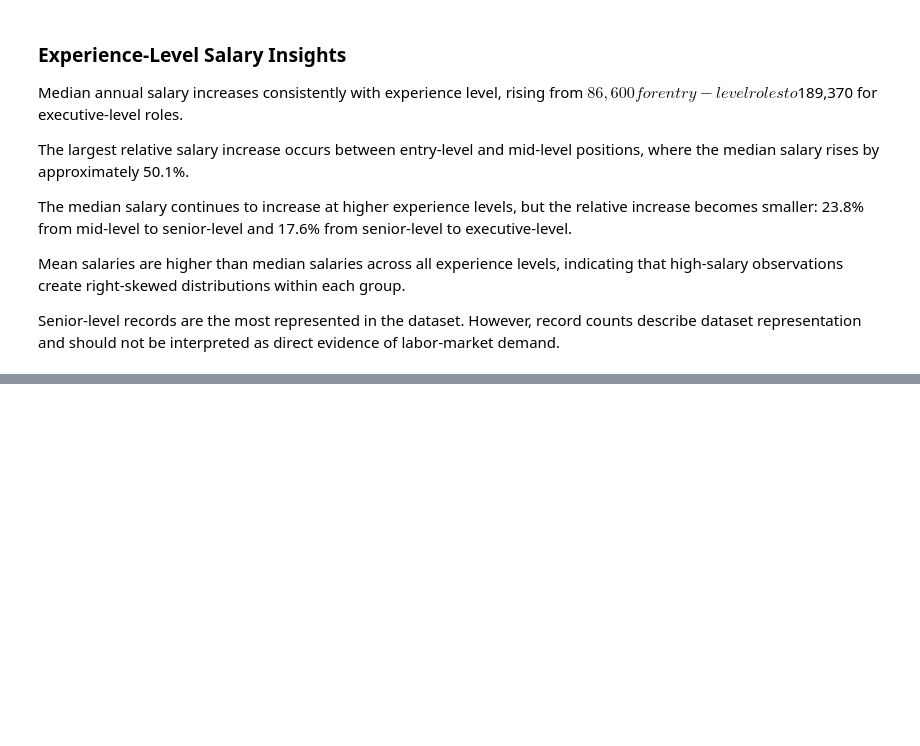
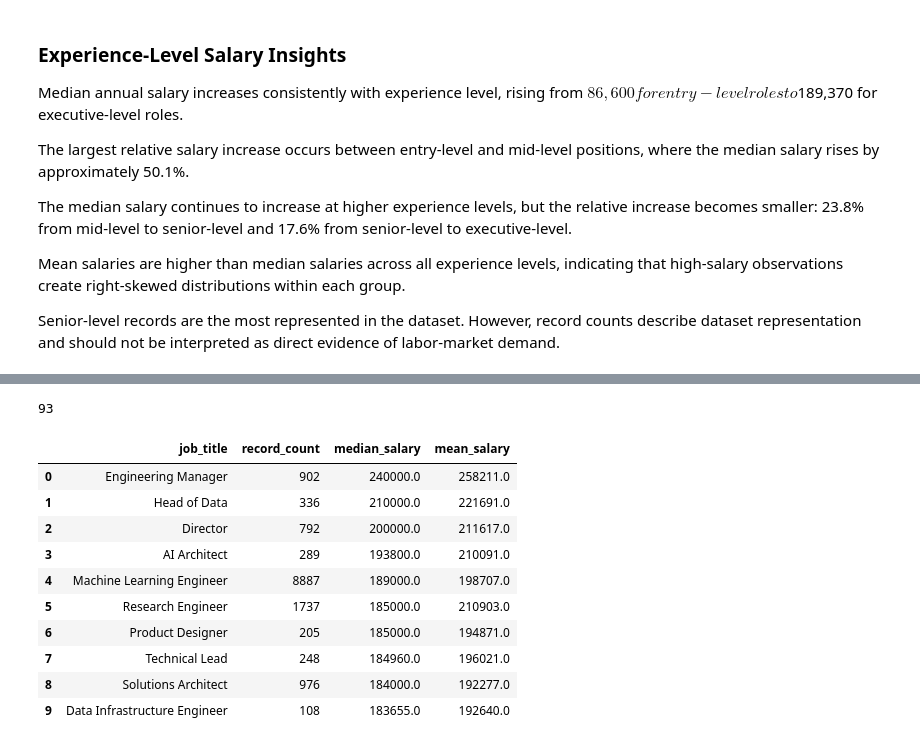
Before and after one commit to nasserAyidh-cs/global-ai-ml-salary-analysis, a Jupyter notebook: notebooks/03_eda_analysis.ipynb, the cells around one changed output, grey strips where cells are left out. Cells and saved outputs as stored; diff of their text form; code cells hidden in the pictures; blank space fills up the shorter version.

```diff
--- a/notebooks/03_eda_analysis.ipynb
+++ b/notebooks/03_eda_analysis.ipynb
@@ -238,0 +417,37 @@ Senior-level records are the most represented in the dataset. However, record co
+# %%
+minimum_records = 100
+
+eligble_mask = (
+    job_title_salary_summary["record_count"] >= minimum_records
+)
+
+eligble_job_titles = (
+    job_title_salary_summary.loc[eligble_mask].copy()
+)
+
+len(eligble_job_titles)
+# %% [output]
+93
+# %%
+top_paying_job_titles = (
+    eligble_job_titles.sort_values(
+        by="median_salary",
+        ascending=False
+    )
+    .head(10)
+    .reset_index(drop=True)
+)
+
+top_paying_job_titles
+# %% [output]
+|  | job_title | record_count | median_salary | mean_salary |
+| 0 | Engineering Manager | 902 | 240000.0 | 258211.0 |
+| 1 | Head of Data | 336 | 210000.0 | 221691.0 |
+| 2 | Director | 792 | 200000.0 | 211617.0 |
+| 3 | AI Architect | 289 | 193800.0 | 210091.0 |
+| 4 | Machine Learning Engineer | 8887 | 189000.0 | 198707.0 |
+| 5 | Research Engineer | 1737 | 185000.0 | 210903.0 |
+| 6 | Product Designer | 205 | 185000.0 | 194871.0 |
+| 7 | Technical Lead | 248 | 184960.0 | 196021.0 |
+| 8 | Solutions Architect | 976 | 184000.0 | 192277.0 |
+| 9 | Data Infrastructure Engineer | 108 | 183655.0 | 192640.0 |
```
Also changed, not shown: parts of 14 cells of this notebook.
